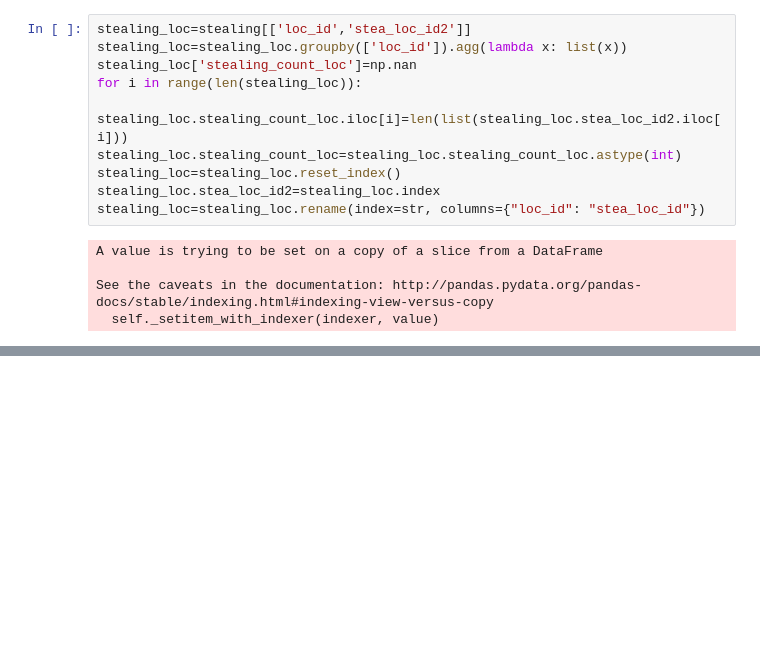
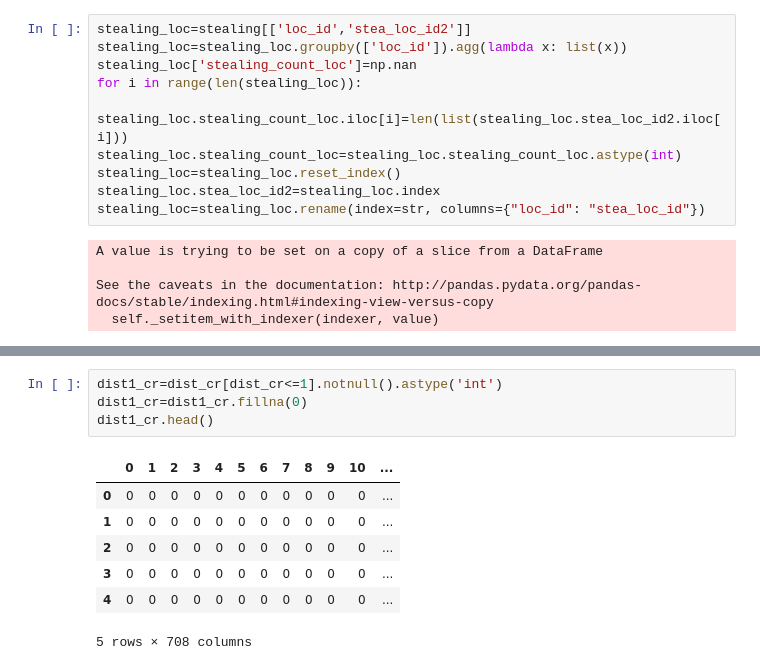
Before and after one commit to NovaisGabriel/DataScienceEMAp_AraujoNovais, a Jupyter notebook: FDS_part1_data.ipynb, the cells around one changed output, grey strips where cells are left out. Drawn from its saved outputs; the diff is of its cells as text; blank space fills up the shorter version.

```diff
--- a/FDS_part1_data.ipynb
+++ b/FDS_part1_data.ipynb
@@ -690,0 +659,12 @@ See the caveats in the documentation: http://pandas.pydata.org/pandas-docs/stabl
+# %%
+dist1_cr=dist_cr[dist_cr<=1].notnull().astype('int')
+dist1_cr=dist1_cr.fillna(0)
+dist1_cr.head()
+# %% [output]
+|  | 0 | 1 | 2 | 3 | 4 | 5 | 6 | 7 | 8 | 9 | 10 | ... |
+| 0 | 0 | 0 | 0 | 0 | 0 | 0 | 0 | 0 | 0 | 0 | 0 | ... |
+| 1 | 0 | 0 | 0 | 0 | 0 | 0 | 0 | 0 | 0 | 0 | 0 | ... |
+| 2 | 0 | 0 | 0 | 0 | 0 | 0 | 0 | 0 | 0 | 0 | 0 | ... |
+| 3 | 0 | 0 | 0 | 0 | 0 | 0 | 0 | 0 | 0 | 0 | 0 | ... |
+| 4 | 0 | 0 | 0 | 0 | 0 | 0 | 0 | 0 | 0 | 0 | 0 | ... |
+5 rows × 708 columns
```
Also changed, not shown: parts of 92 cells of this notebook.
